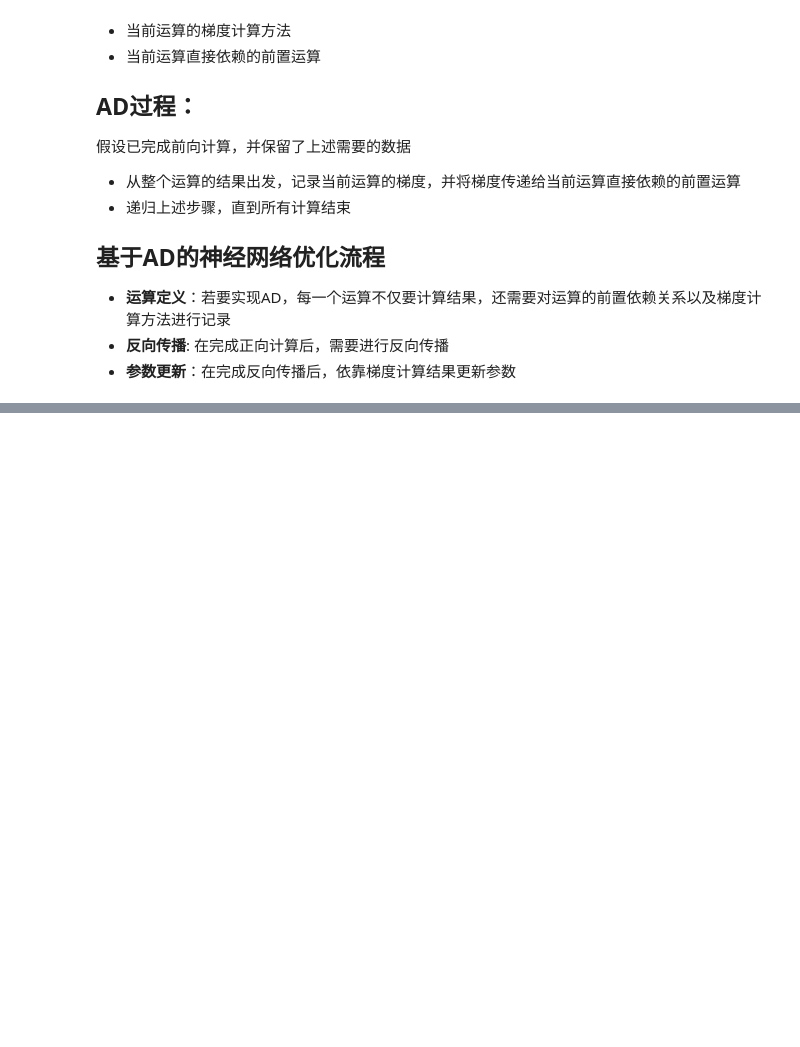
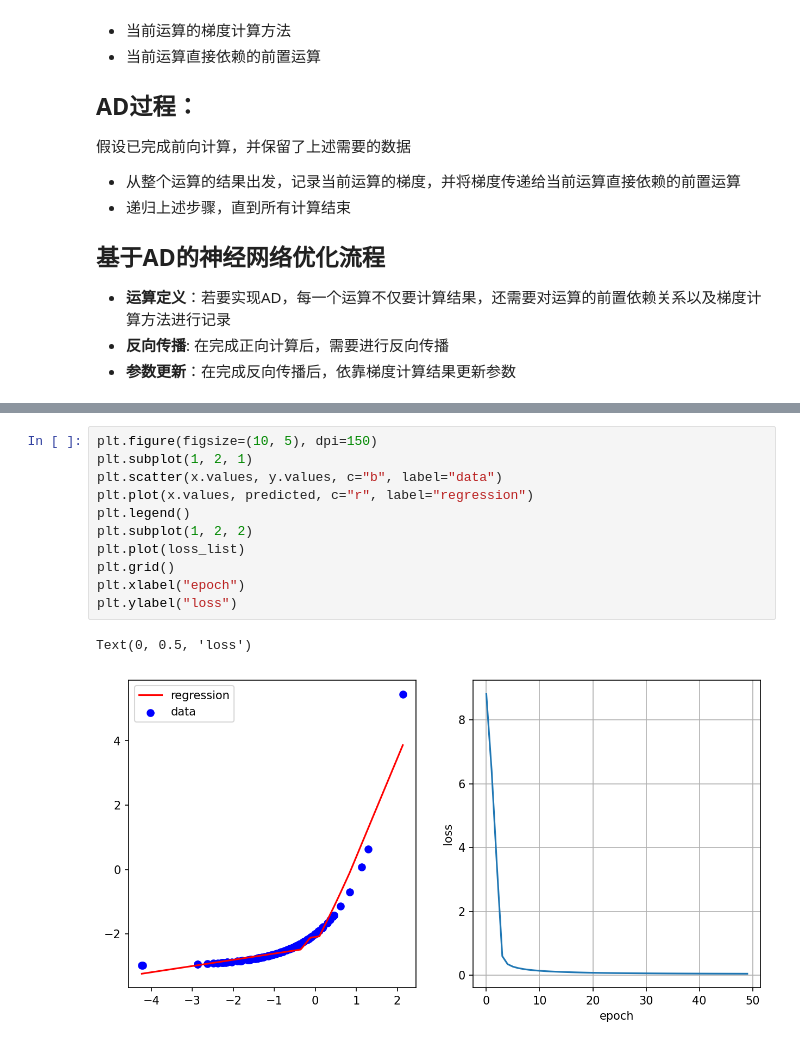
Before and after one commit to koolo233/NeuralNetworks, a Jupyter notebook: BasicAutomaticDifferentiation.ipynb, the cells around one changed output, grey strips where cells are left out. Cells and saved outputs as stored; diff of their text form; blank space fills up the shorter version.

```diff
--- a/BasicAutomaticDifferentiation.ipynb
+++ b/BasicAutomaticDifferentiation.ipynb
@@ -318,0 +609,14 @@ class MyTensor(object):
+# %%
+plt.figure(figsize=(10, 5), dpi=150)
+plt.subplot(1, 2, 1)
+plt.scatter(x.values, y.values, c="b", label="data")
+plt.plot(x.values, predicted, c="r", label="regression")
+plt.legend()
+plt.subplot(1, 2, 2)
+plt.plot(loss_list)
+plt.grid()
+plt.xlabel("epoch")
+plt.ylabel("loss")
+# %% [output]
+Text(0, 0.5, 'loss')
+[figure, added]
```
Also changed, not shown: parts of 3 cells of this notebook, 2 other files.
